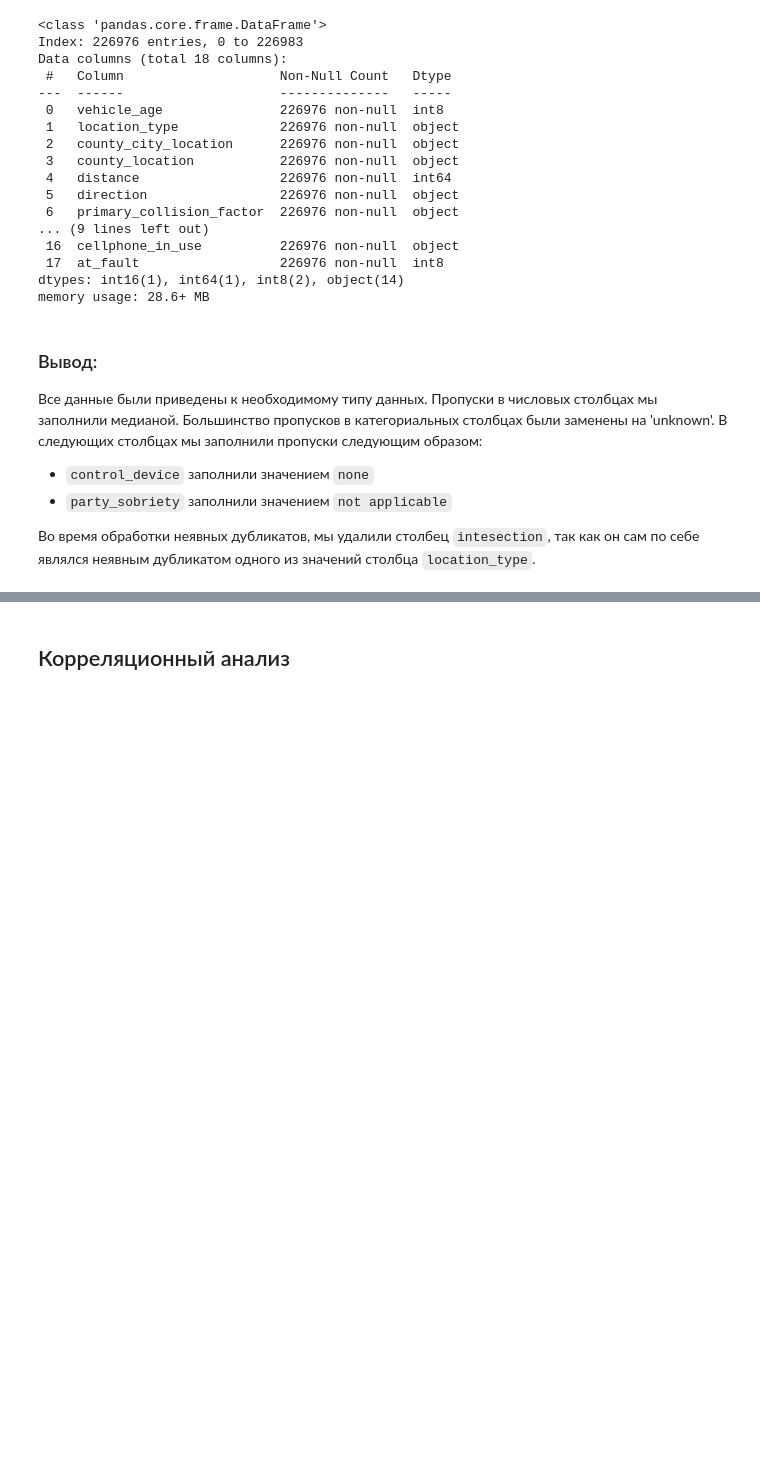
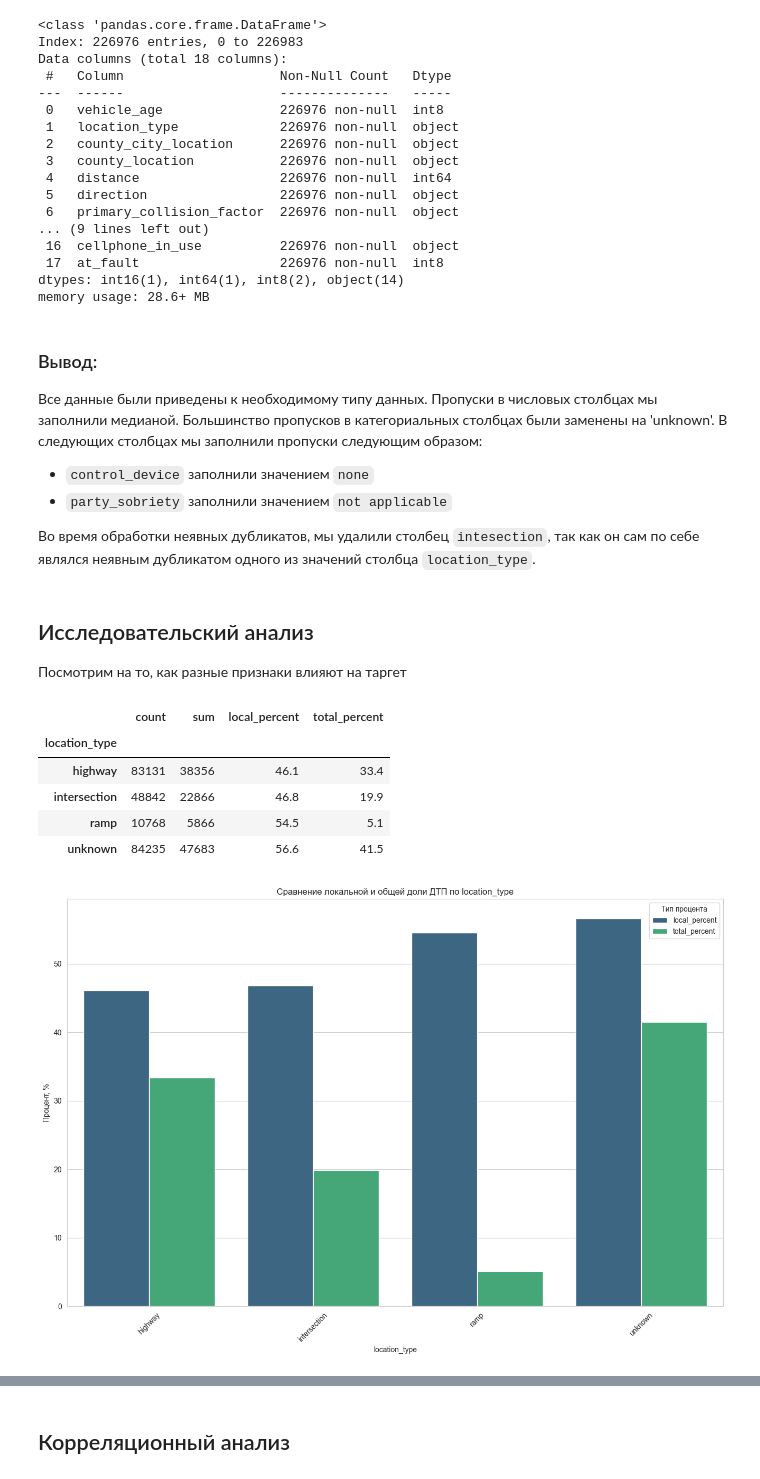
Before and after one commit to Moncervers/car_accident_prediction, a Jupyter notebook: project_notebook.ipynb, the cells around one changed output, grey strips where cells are left out. Drawn from its saved outputs; the diff is of its cells as text; code cells hidden in the pictures; blank space fills up the shorter version.

```diff
--- a/project_notebook.ipynb
+++ b/project_notebook.ipynb
@@ -933,3 +933,7 @@ del (
 - `party_sobriety` заполнили значением `not applicable`
 
 Во время обработки неявных дубликатов, мы удалили столбец `intesection`, так как он сам по себе являлся неявным дубликатом одного из значений столбца `location_type`.
+# %% [markdown]
+## Исследовательский анализ
+
+Посмотрим на то, как разные признаки влияют на таргет
@@ -935,0 +983,11 @@ del (
+# %%
+# Рисуем данные для типа локации
+draw_pivot('location_type')
+# %% [output]
+|  | count | sum | local_percent | total_percent |
+| location_type |  |  |  |  |
+| highway | 83131 | 38356 | 46.1 | 33.4 |
+| intersection | 48842 | 22866 | 46.8 | 19.9 |
+| ramp | 10768 | 5866 | 54.5 | 5.1 |
+| unknown | 84235 | 47683 | 56.6 | 41.5 |
+[figure, added]
```
Also changed, not shown: parts of 26 cells of this notebook.
